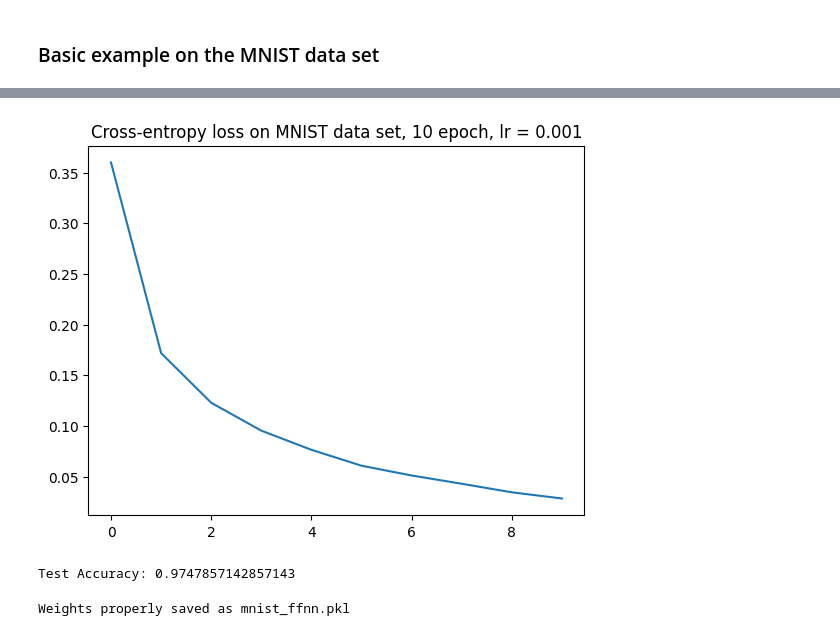
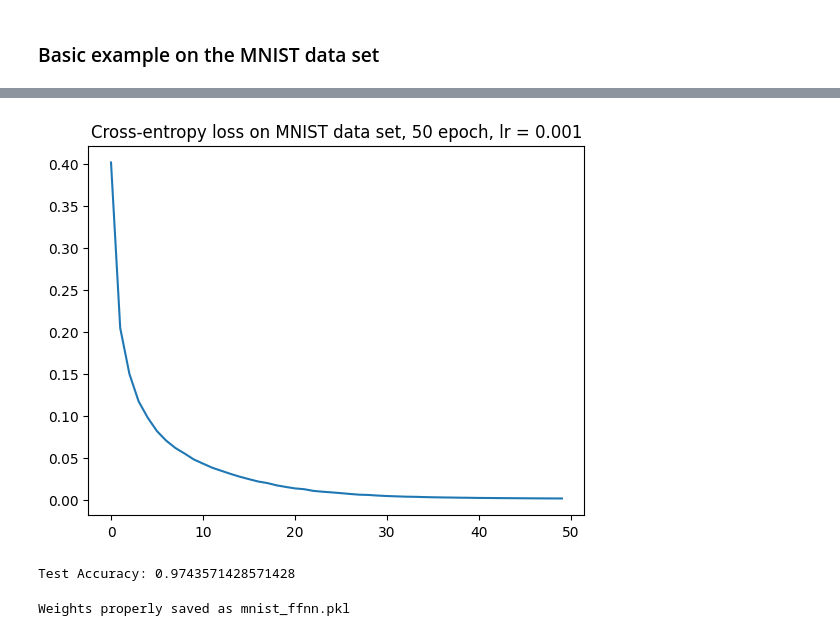
Before and after one commit to guillaume77176/Feed-forward-neural-network-from-scratch, a Jupyter notebook: Mnist_Example.ipynb, the cells around one changed output, grey strips where cells are left out. Saved outputs shown, nothing was run; the diff lists cells and outputs as text; code cells hidden in the pictures.

Commit message:
increase the epoch and simplify the layers

```diff
--- a/Mnist_Example.ipynb
+++ b/Mnist_Example.ipynb
@@ -42,10 +51,10 @@ y_train = pd.DataFrame(y_train_onehot)
 y_test_labels = y_test.astype(int)
 # %%
-model = FeedForwardNeuralNetwork(x_train,y_train,"cross_entropy",0.001,10)
+# init the model and the layers and train it (lr == 0.001, 50 epochs)
+model = FeedForwardNeuralNetwork(x_train,y_train,"cross_entropy",0.001,50)
 
-model.add_hidden_layer(1,254,"relu")
-model.add_hidden_layer(2,128,"relu")
-model.add_hidden_layer(3,64,"relu")
+model.add_hidden_layer(1,128,"relu")
+model.add_hidden_layer(2,64,"relu")
 model.add_output_layer(10,"softmax")
 
 loss = model.train()
@@ -73,10 +79,10 @@ Loss <function cross_entropy at 0x...> on epoch 10:  0.02832989013722736
 # %%
 plt.figure()
 plt.plot([i for i in range(len(loss))], loss)
-plt.title("Cross-entropy loss on MNIST data set, 10 epoch, lr = 0.001")
+plt.title("Cross-entropy loss on MNIST data set, 50 epoch, lr = 0.001")
 plt.show()
 # %% [output]
-[figure, old version]
+[figure, new version]
 # %%
 #Accuracy on test set
 
@@ -86,7 +92,7 @@ pred = np.array([np.argmax(p, axis=0)[0] for p in pred_prob])
 accuracy = accuracy_score(y_test_labels, pred)
 print("Test Accuracy:", accuracy)
 # %% [output]
-Test Accuracy: 0.9747857142857143
+Test Accuracy: 0.9743571428571428
 # %%
 #save the model
 model.save_param("mnist_ffnn")
```
Also changed, not shown: parts of 3 cells of this notebook, 1 other file.
